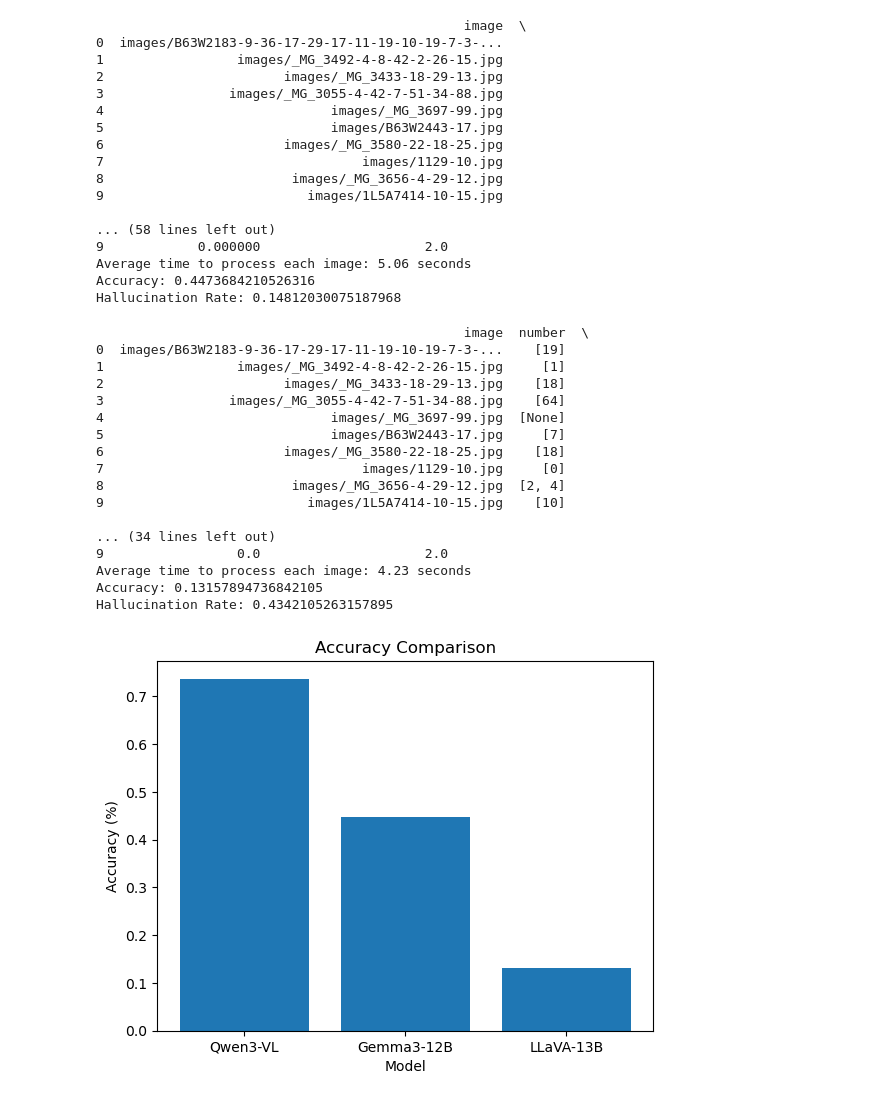
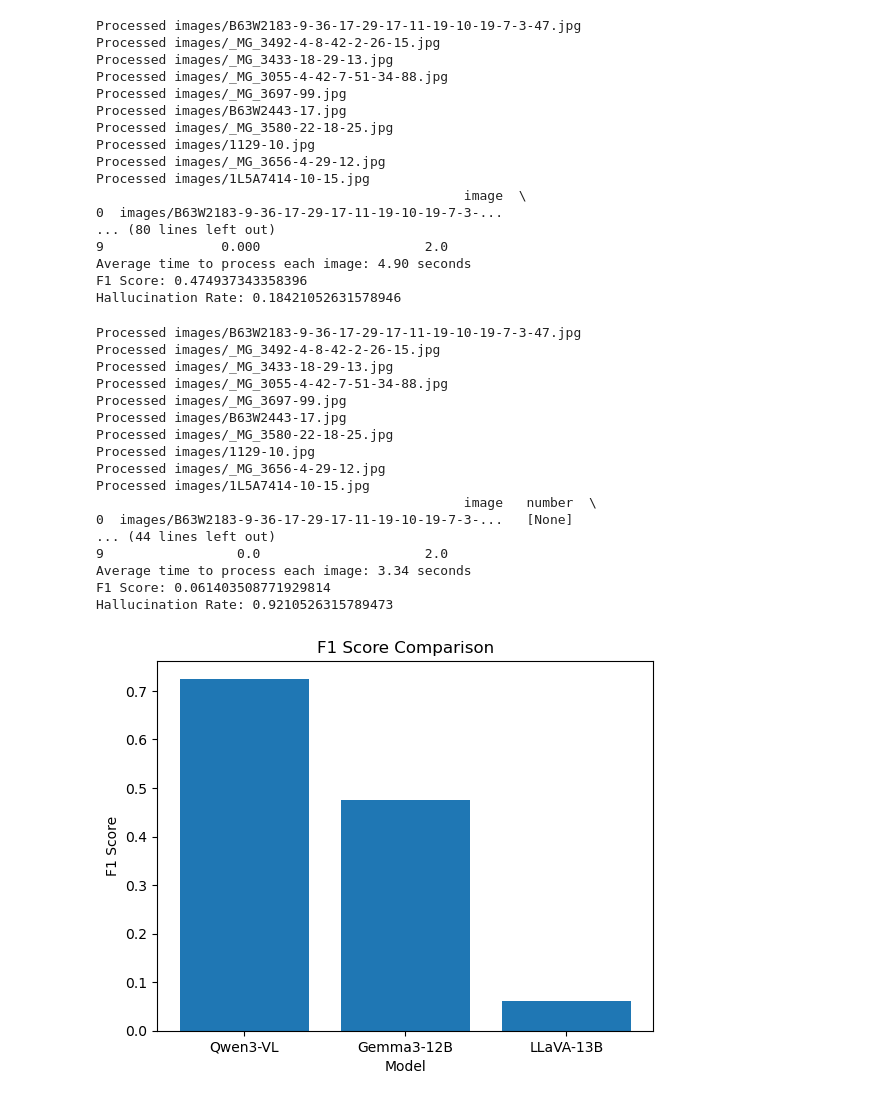
Before and after one commit to cwilks2121/Jersey_Detection, a Jupyter notebook: sprint_1_demo.ipynb, the cells around one changed output. Cells and saved outputs as stored; diff of their text form; code cells hidden in the pictures.

Commit message:
change accuracy to f1

```diff
--- a/sprint_1_demo.ipynb
+++ b/sprint_1_demo.ipynb
@@ -84,6 +84,7 @@ for img_path in image_files:
         prompt=prompt
     )
     gemma_df_creator.append_df_from_output(gemma_output, img_path=img_path)
+    print(f"Processed {img_path}")
 
 gemma_df = gemma_df_creator.get_raw_df()
 gemma_f1, gemma_hallucination_rate = compute_f1_and_hallucination(gemma_df)
@@ -96,23 +97,23 @@ print(f"Average time to process each image: {gemma_time / len(image_files):.2f}
 print(f"F1 Score: {gemma_f1}")
 print(f"Hallucination Rate: {gemma_hallucination_rate}")
 # %% [output]
+Processed images/B63W2183-9-36-17-29-17-11-19-10-19-7-3-47.jpg
+Processed images/_MG_3492-4-8-42-2-26-15.jpg
+Processed images/_MG_3433-18-29-13.jpg
+Processed images/_MG_3055-4-42-7-51-34-88.jpg
+Processed images/_MG_3697-99.jpg
+Processed images/B63W2443-17.jpg
+Processed images/_MG_3580-22-18-25.jpg
+Processed images/1129-10.jpg
+Processed images/_MG_3656-4-29-12.jpg
+Processed images/1L5A7414-10-15.jpg
                                                image  \
 0  images/B63W2183-9-36-17-29-17-11-19-10-19-7-3-...
-1                 images/_MG_3492-4-8-42-2-26-15.jpg
-2                       images/_MG_3433-18-29-13.jpg
-3                images/_MG_3055-4-42-7-51-34-88.jpg
-4                             images/_MG_3697-99.jpg
-5                             images/B63W2443-17.jpg
-6                       images/_MG_3580-22-18-25.jpg
-7                                 images/1129-10.jpg
-8                        images/_MG_3656-4-29-12.jpg
-9                          images/1L5A7414-10-15.jpg
-
-... (58 lines left out)
-9            0.000000                     2.0
-Average time to process each image: 5.06 seconds
-Accuracy: 0.4473684210526316
-Hallucination Rate: 0.14812030075187968
+... (80 lines left out)
+9               0.000                     2.0
+Average time to process each image: 4.90 seconds
+F1 Score: 0.474937343358396
+Hallucination Rate: 0.18421052631578946
 # %%
 llava_df_creator = DataFrameCreator()
 llava_model = OllamaModel(model_name="llava:13b")
@@ -125,6 +126,7 @@ for img_path in image_files:
         prompt=prompt
     )
     llava_df_creator.append_df_from_output(llava_output, img_path=img_path)
+    print(f"Processed {img_path}")
 
 llava_df = llava_df_creator.get_raw_df()
 llava_f1, llava_hallucination_rate = compute_f1_and_hallucination(llava_df)
@@ -137,35 +139,35 @@ print(f"Average time to process each image: {llava_time / len(image_files):.2f}
 print(f"F1 Score: {llava_f1}")
 print(f"Hallucination Rate: {llava_hallucination_rate}")
 # %% [output]
-                                               image  number  \
-0  images/B63W2183-9-36-17-29-17-11-19-10-19-7-3-...    [19]
-1                 images/_MG_3492-4-8-42-2-26-15.jpg     [1]
-2                       images/_MG_3433-18-29-13.jpg    [18]
-3                images/_MG_3055-4-42-7-51-34-88.jpg    [64]
-4                             images/_MG_3697-99.jpg  [None]
-5                             images/B63W2443-17.jpg     [7]
-6                       images/_MG_3580-22-18-25.jpg    [18]
-7                                 images/1129-10.jpg     [0]
-8                        images/_MG_3656-4-29-12.jpg  [2, 4]
-9                          images/1L5A7414-10-15.jpg    [10]
-
-... (34 lines left out)
+Processed images/B63W2183-9-36-17-29-17-11-19-10-19-7-3-47.jpg
+Processed images/_MG_3492-4-8-42-2-26-15.jpg
+Processed images/_MG_3433-18-29-13.jpg
+Processed images/_MG_3055-4-42-7-51-34-88.jpg
+Processed images/_MG_3697-99.jpg
+Processed images/B63W2443-17.jpg
+Processed images/_MG_3580-22-18-25.jpg
+Processed images/1129-10.jpg
+Processed images/_MG_3656-4-29-12.jpg
+Processed images/1L5A7414-10-15.jpg
+                                               image   number  \
+0  images/B63W2183-9-36-17-29-17-11-19-10-19-7-3-...   [None]
+... (44 lines left out)
 9                 0.0                     2.0
-Average time to process each image: 4.23 seconds
-Accuracy: 0.13157894736842105
-Hallucination Rate: 0.4342105263157895
+Average time to process each image: 3.34 seconds
+F1 Score: 0.061403508771929814
+Hallucination Rate: 0.9210526315789473
 # %%
 labels = ['Qwen3-VL', 'Gemma3-12B', 'LLaVA-13B']
 
 f1_values = [qwen_f1, gemma_f1, llava_f1]
 
 plt.bar(labels, f1_values)
 plt.xlabel('Model')
-plt.ylabel('F1 Score (%)')
+plt.ylabel('F1 Score')
 plt.title('F1 Score Comparison')
 plt.show()
 # %% [output]
-[figure, old version]
+[figure, new version]
 # %%
 hallucination_values = [qwen_hallucination_rate, gemma_hallucination_rate, llava_hallucination_rate]
 
```
Also changed, not shown: parts of 3 cells of this notebook.
